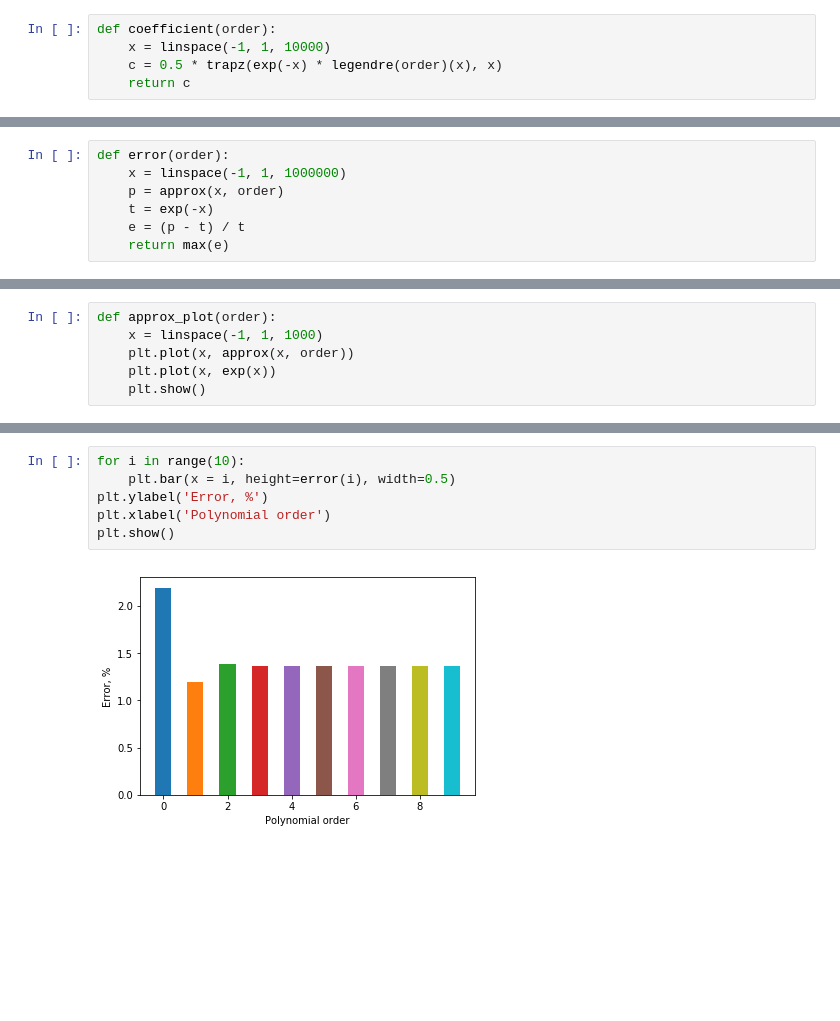
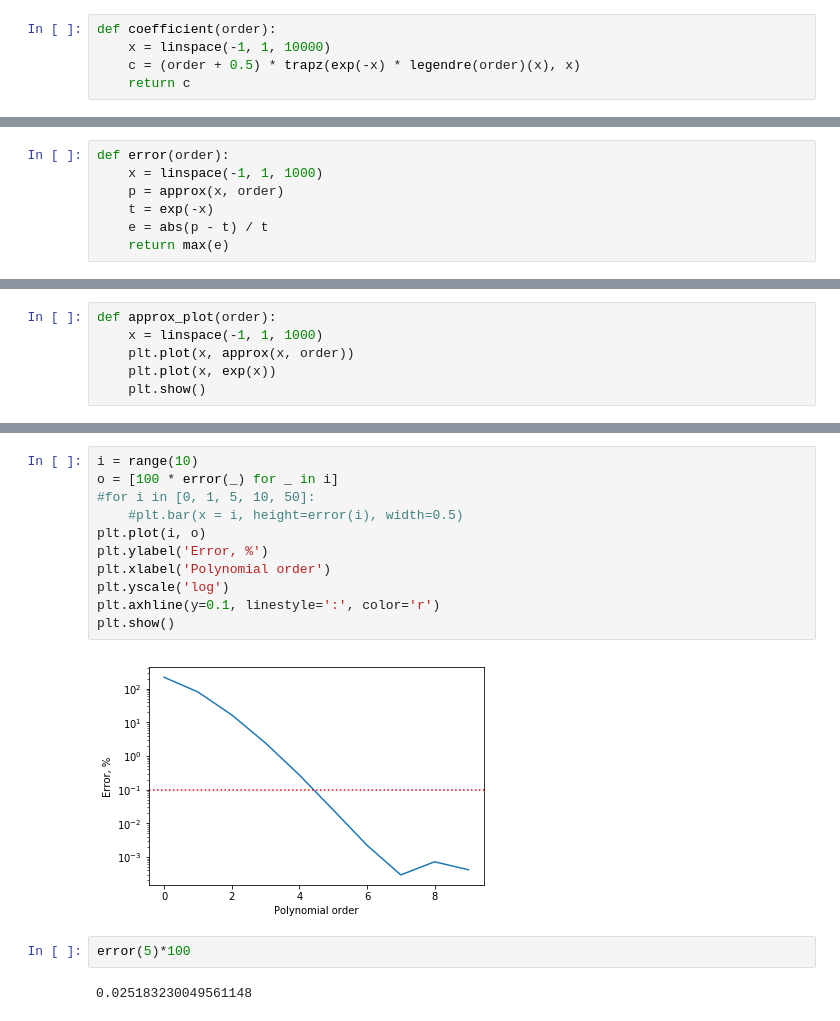
Before and after one commit to piovere/nucnotes, a Jupyter notebook: ne583/Homework/hw04/Legendre.ipynb, the cells around one changed output, grey strips where cells are left out. Cells and saved outputs as stored; diff of their text form; blank space fills up the shorter version.

```diff
--- a/ne583/Homework/hw04/Legendre.ipynb
+++ b/ne583/Homework/hw04/Legendre.ipynb
@@ -9,7 +9,7 @@ import matplotlib.pyplot as plt
 # %%
 def coefficient(order):
     x = linspace(-1, 1, 10000)
-    c = 0.5 * trapz(exp(-x) * legendre(order)(x), x)
+    c = (order + 0.5) * trapz(exp(-x) * legendre(order)(x), x)
     return c
 # %%
 coefficient(0)
@@ -26,9 +32,9 @@ coefficient(2)
 # %%
 def error(order):
-    x = linspace(-1, 1, 1000000)
+    x = linspace(-1, 1, 1000)
     p = approx(x, order)
     t = exp(-x)
-    e = (p - t) / t
+    e = abs(p - t) / t
     return max(e)
 # %%
 error(10)
@@ -79,8 +79,17 @@ plt.show()
 # %%
-for i in range(10):
-    plt.bar(x = i, height=error(i), width=0.5)
+i = range(10)
+o = [100 * error(_) for _ in i]
+#for i in [0, 1, 5, 10, 50]:
+    #plt.bar(x = i, height=error(i), width=0.5)
+plt.plot(i, o)
 plt.ylabel('Error, %')
 plt.xlabel('Polynomial order')
+plt.yscale('log')
+plt.axhline(y=0.1, linestyle=':', color='r')
 plt.show()
 # %% [output]
-[figure, old version]
+[figure, new version]
+# %%
+error(5)*100
+# %% [output]
+0.025183230049561148
```
Also changed, not shown: parts of 6 cells of this notebook.
